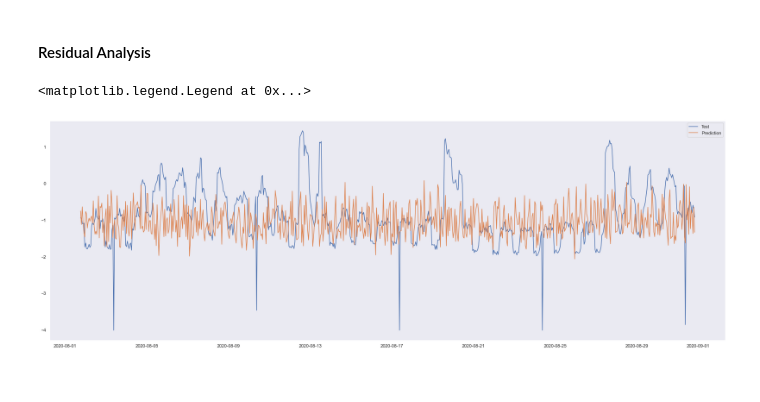
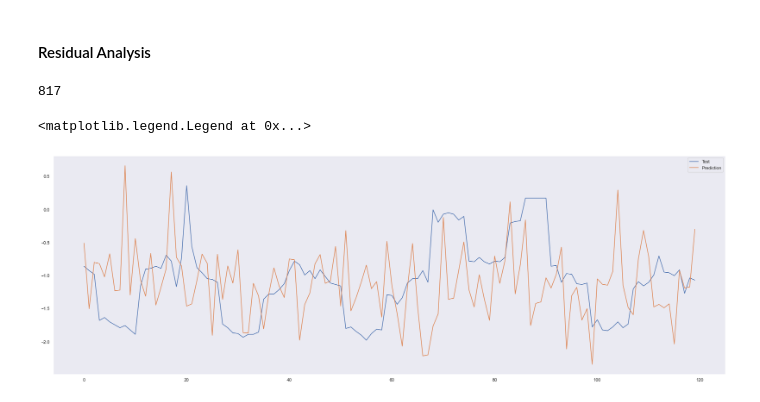
Before and after one commit to singhshraddha/ss-iotfunctions, a Jupyter notebook: notebooks/CognioForecastingKeras-RNN.ipynb, the cells around one changed output. Drawn from its saved outputs; the diff is of its cells as text; code cells hidden in the pictures.

```diff
--- a/notebooks/CognioForecastingKeras-RNN.ipynb
+++ b/notebooks/CognioForecastingKeras-RNN.ipynb
@@ -205,7 +222,3 @@ Text(0.5, 1.0, 'Time of day signal')
-# %%
-df_freq['Hourly energy change'] = df_freq['KW'].diff()
-# %%
-df_freq.dropna(inplace=True)
 # %%
 df_freq = df_freq.drop(columns=['Year sin', 'Year cos'])
 df_freq.head()
@@ -446,5 +459,5 @@ All models use
 # %%
-forecast_days = 5
+forecast_days = 1
 # %%
 MAX_EPOCHS = 20
 
@@ -624,7 +636,7 @@ Earlier we were using one data point to forecast energy prediction 24 hours into
 <br> Further reserch: should we use one day data - let's experiment with this
 <br> but also: we can only get three hours into the future
 # %%
-CONV_WIDTH = 3
+CONV_WIDTH = 5
 shift = forecast_days*data_frequency_num_points
 conv_window = WindowGenerator(
     input_width=CONV_WIDTH,
@@ -746,4 +758,8 @@ Multi step Conv: 0.5670
 # %%
 res_ms_model = conv_model
 num_ms_predicted = res_ms_model.predict(conv_window.test, verbose=0).shape[0]
+
+num_ms_predicted
+# %% [output]
+817
 # %%
@@ -757,13 +773,13 @@ residuals_df['residuals'] = residuals_df['actual_KW'] - residuals_df['predicted_
 residuals_df.set_index('DATETIME', inplace=True)
 # %%
 plt.figure(figsize=(30,10))
-plt.plot(residuals_df['actual_KW'], label="Test")
-plt.plot(residuals_df['predicted_KW'], label="Prediction")
+plt.plot(list(residuals_df['actual_KW'])[0:120], label="Test")
+plt.plot(list(residuals_df['predicted_KW'])[0:120], label="Prediction")
 #plt.plot(residuals_df['residuals'], label="residuals")
 plt.legend(loc = 'best')
 # %% [output]
 <matplotlib.legend.Legend at 0x...>
-[figure, old version]
+[figure, new version]
 # %%
 #correlation between predicted and actual KW
 plot_size = (5, 5)
```
Also changed, not shown: parts of 33 cells of this notebook, 2 other files.
